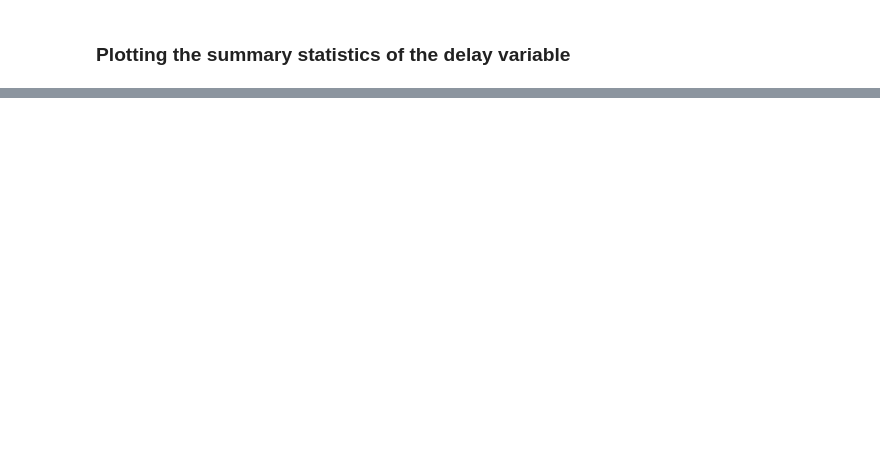
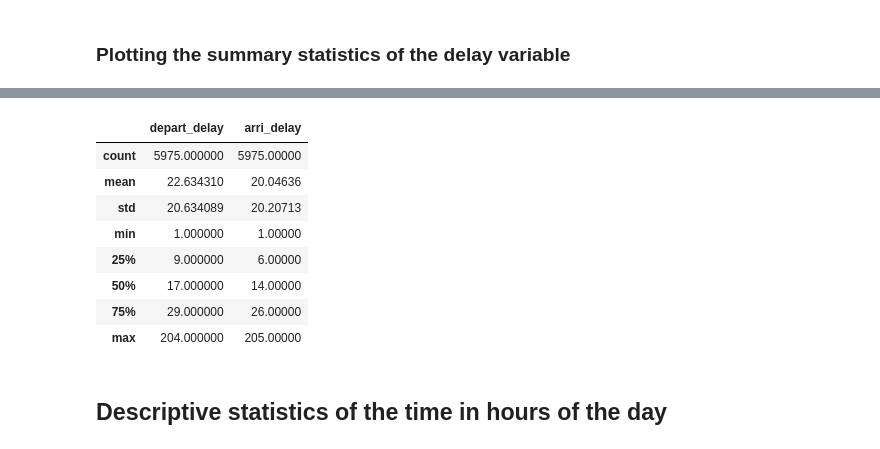
Before and after one commit to albertoabreu91/Airplanes_delay_project, a Jupyter notebook: your-project/data_visual.ipynb, the cells around one changed output, grey strips where cells are left out. Cells and saved outputs as stored; diff of their text form; code cells hidden in the pictures; blank space fills up the shorter version.

```diff
--- a/your-project/data_visual.ipynb
+++ b/your-project/data_visual.ipynb
@@ -148,3 +140,17 @@ plt.show()
+# %%
+df_delays.describe()
+# %% [output]
+|  | depart_delay | arri_delay |
+| count | 5975.000000 | 5975.00000 |
+| mean | 22.634310 | 20.04636 |
+| std | 20.634089 | 20.20713 |
+| min | 1.000000 | 1.00000 |
+| 25% | 9.000000 | 6.00000 |
+| 50% | 17.000000 | 14.00000 |
+| 75% | 29.000000 | 26.00000 |
+| max | 204.000000 | 205.00000 |
+# %% [markdown]
+## Descriptive statistics of the time in hours of the day
 # %%
 depart_hours = data['schd_depart_time'].dt.hour
 arri_hours = data['schd_arri_time'].dt.hour
```
Also changed, not shown: parts of 28 cells of this notebook.
